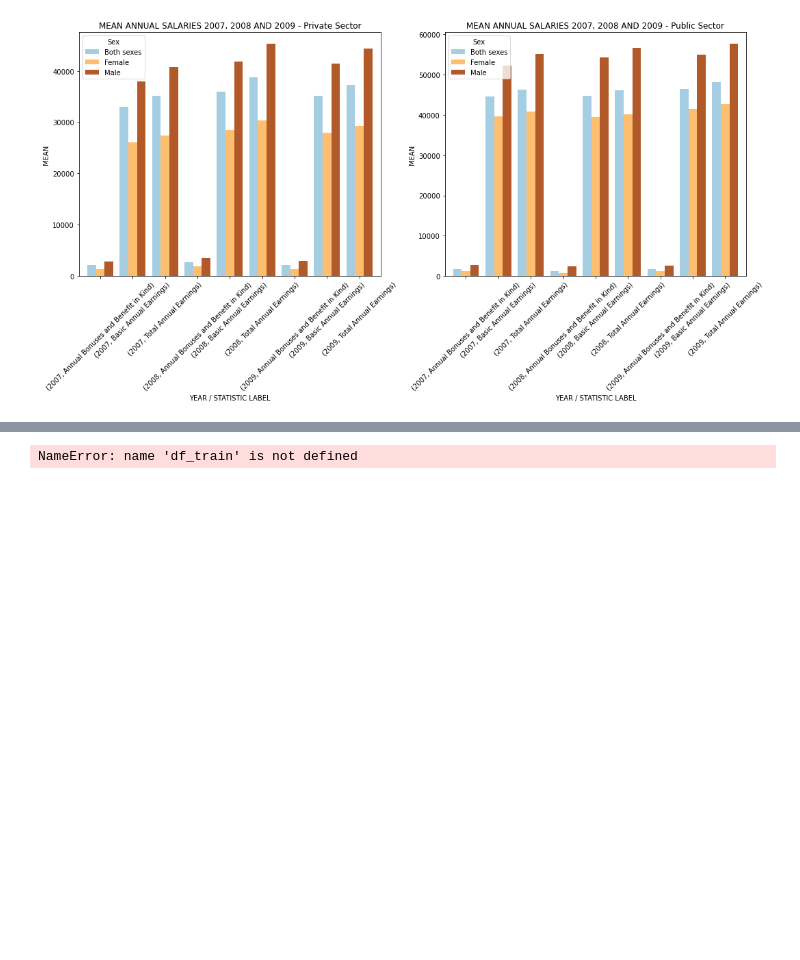
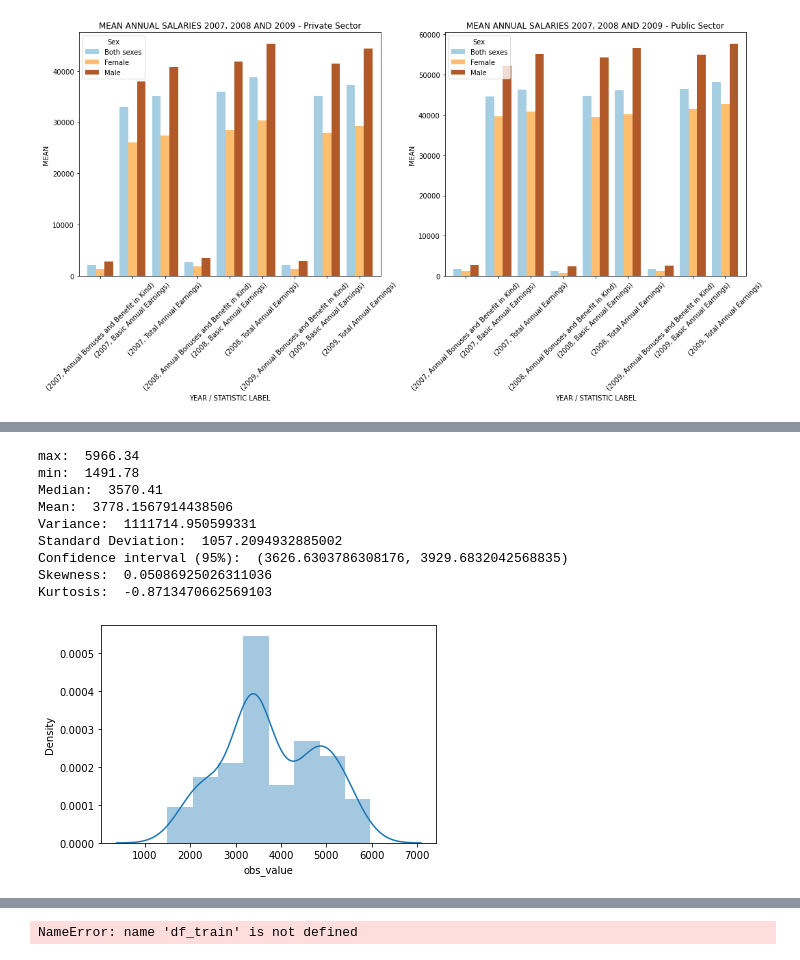
Before and after one commit to leticiacosta91/NewOfficial, a Jupyter notebook: Teste.ipynb, the cells around one changed output, grey strips where cells are left out. Drawn from its saved outputs; the diff is of its cells as text; code cells hidden in the pictures; blank space fills up the shorter version.

```diff
--- a/Teste.ipynb
+++ b/Teste.ipynb
@@ -479,0 +839,15 @@ P-value: 0.00013755578996650045
+# %%
+confidence_int(df = df_2[df_2['sex'] == 'Male'],
+               value_col = 'obs_value',
+               conf_level = 0.95)
+# %% [output]
+max:  5966.34
+min:  1491.78
+Median:  3570.41
+Mean:  3778.1567914438506
+Variance:  1111714.950599331
+Standard Deviation:  1057.2094932885002
+Confidence interval (95%):  (3626.6303786308176, 3929.6832042568835)
+Skewness:  0.05086925026311036
+Kurtosis:  -0.8713470662569103
+[figure, added]
```
Also changed, not shown: parts of 41 cells of this notebook.
